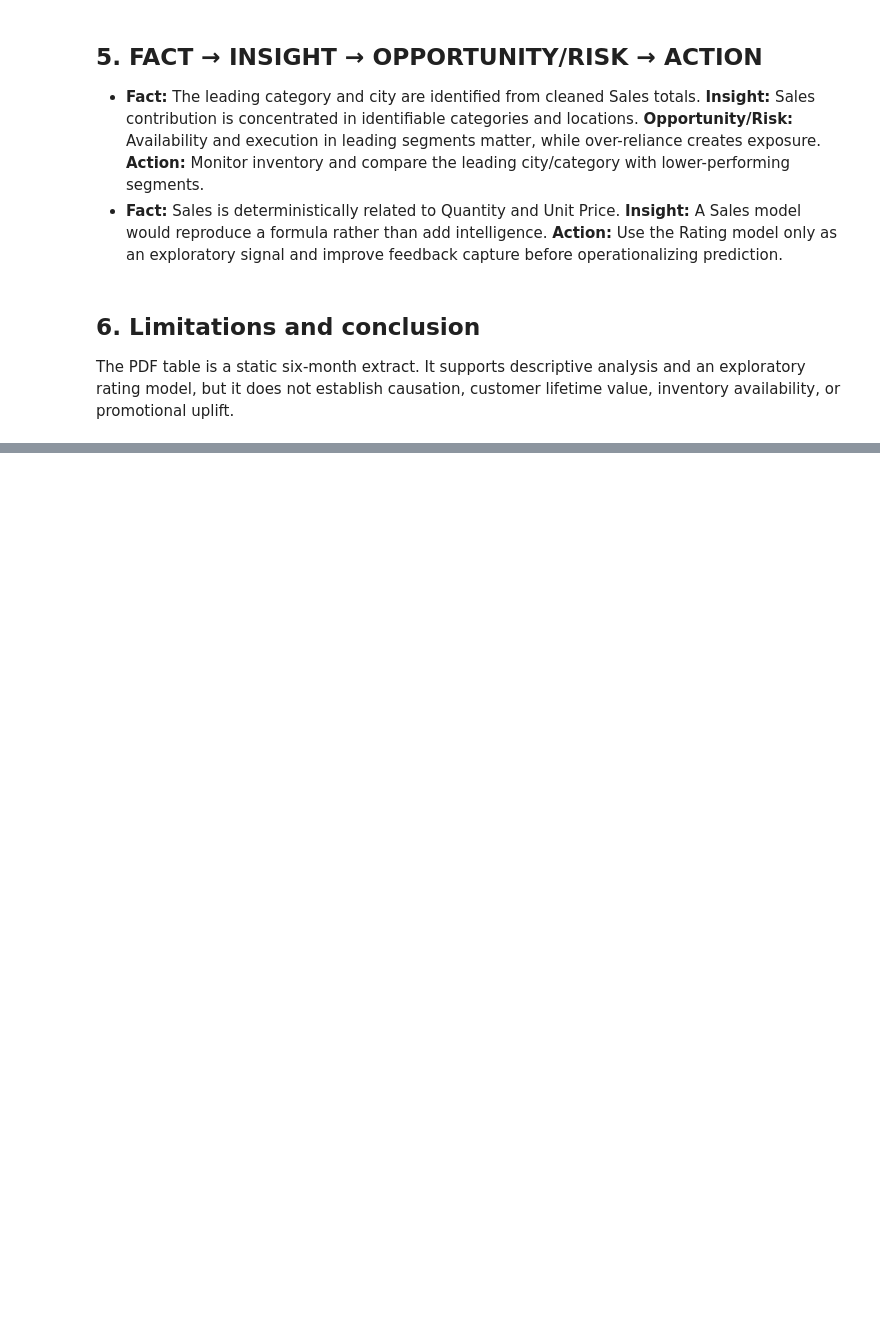
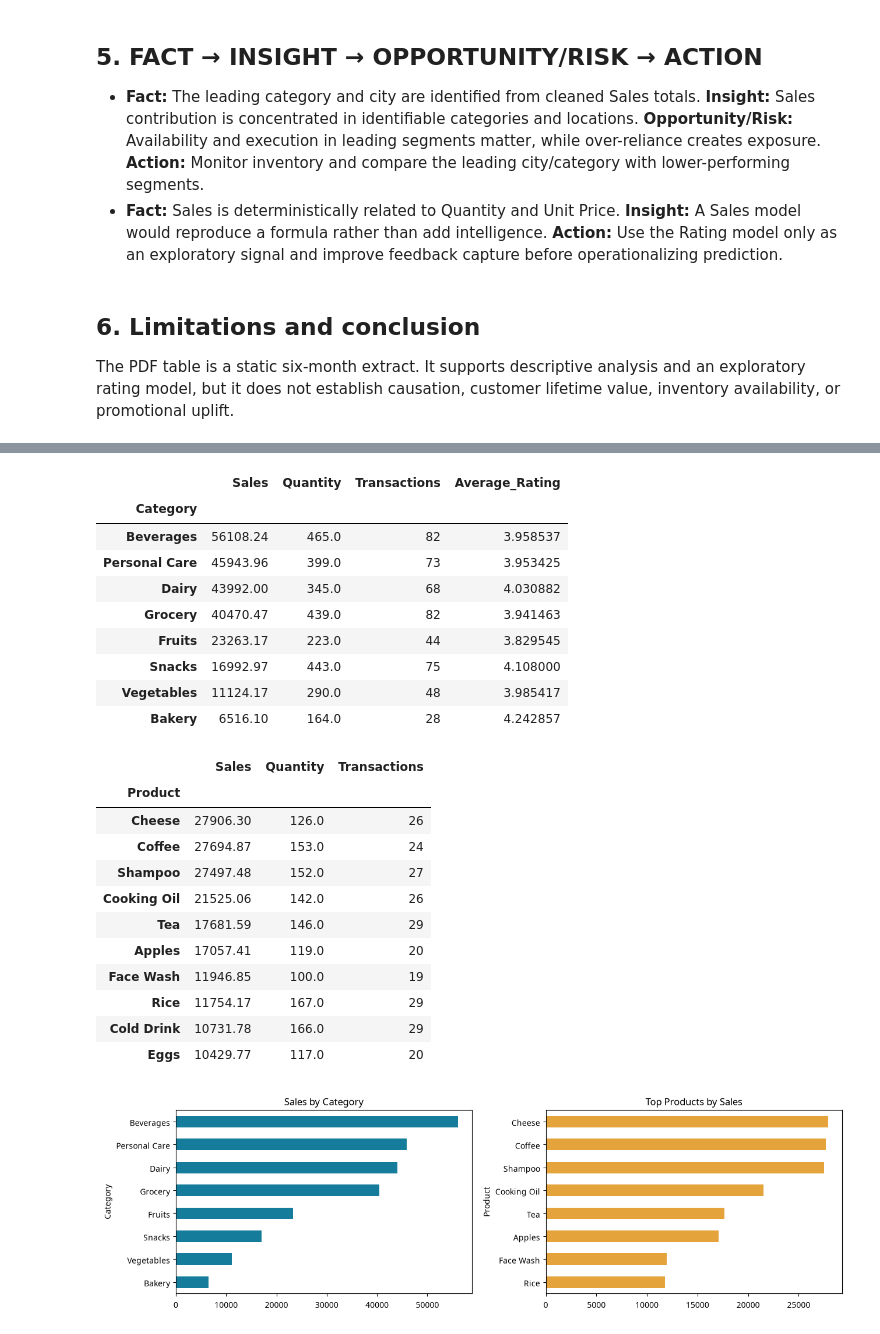
Before and after one commit to Chandhra103/SuperMarketDataAnalytics, a Jupyter notebook: SuperMarketDataAnalytics.ipynb, the cells around one changed output, grey strips where cells are left out. Saved outputs shown, nothing was run; the diff lists cells and outputs as text; code cells hidden in the pictures; blank space fills up the shorter version.

```diff
--- a/SuperMarketDataAnalytics.ipynb
+++ b/SuperMarketDataAnalytics.ipynb
@@ -173,0 +290,33 @@ The PDF table is a static six-month extract. It supports descriptive analysis an
+# %%
+category_analysis = clean.groupby("Category").agg(Sales=("Sales","sum"), Quantity=("Quantity","sum"), Transactions=("Invoice ID","nunique"), Average_Rating=("Rating","mean")).sort_values("Sales", ascending=False)
+product_analysis = clean.groupby("Product").agg(Sales=("Sales","sum"), Quantity=("Quantity","sum"), Transactions=("Invoice ID","nunique")).sort_values("Sales", ascending=False)
+display(category_analysis)
+display(product_analysis.head(10))
+fig, axes = plt.subplots(1,2,figsize=(13,4))
+category_analysis["Sales"].sort_values().plot.barh(ax=axes[0], color="#157d9b", title="Sales by Category")
+product_analysis.head(8)["Sales"].sort_values().plot.barh(ax=axes[1], color="#e4a33b", title="Top Products by Sales")
+plt.tight_layout(); plt.show()
+# %% [output]
+|  | Sales | Quantity | Transactions | Average_Rating |
+| Category |  |  |  |  |
+| Beverages | 56108.24 | 465.0 | 82 | 3.958537 |
+| Personal Care | 45943.96 | 399.0 | 73 | 3.953425 |
+| Dairy | 43992.00 | 345.0 | 68 | 4.030882 |
+| Grocery | 40470.47 | 439.0 | 82 | 3.941463 |
+| Fruits | 23263.17 | 223.0 | 44 | 3.829545 |
+| Snacks | 16992.97 | 443.0 | 75 | 4.108000 |
+| Vegetables | 11124.17 | 290.0 | 48 | 3.985417 |
+| Bakery | 6516.10 | 164.0 | 28 | 4.242857 |
+|  | Sales | Quantity | Transactions |
+| Product |  |  |  |
+| Cheese | 27906.30 | 126.0 | 26 |
+| Coffee | 27694.87 | 153.0 | 24 |
+| Shampoo | 27497.48 | 152.0 | 27 |
+| Cooking Oil | 21525.06 | 142.0 | 26 |
+| Tea | 17681.59 | 146.0 | 29 |
+| Apples | 17057.41 | 119.0 | 20 |
+| Face Wash | 11946.85 | 100.0 | 19 |
+| Rice | 11754.17 | 167.0 | 29 |
+| Cold Drink | 10731.78 | 166.0 | 29 |
+| Eggs | 10429.77 | 117.0 | 20 |
+[figure, added]
```
Also changed, not shown: parts of 11 cells of this notebook, 3 other files.
